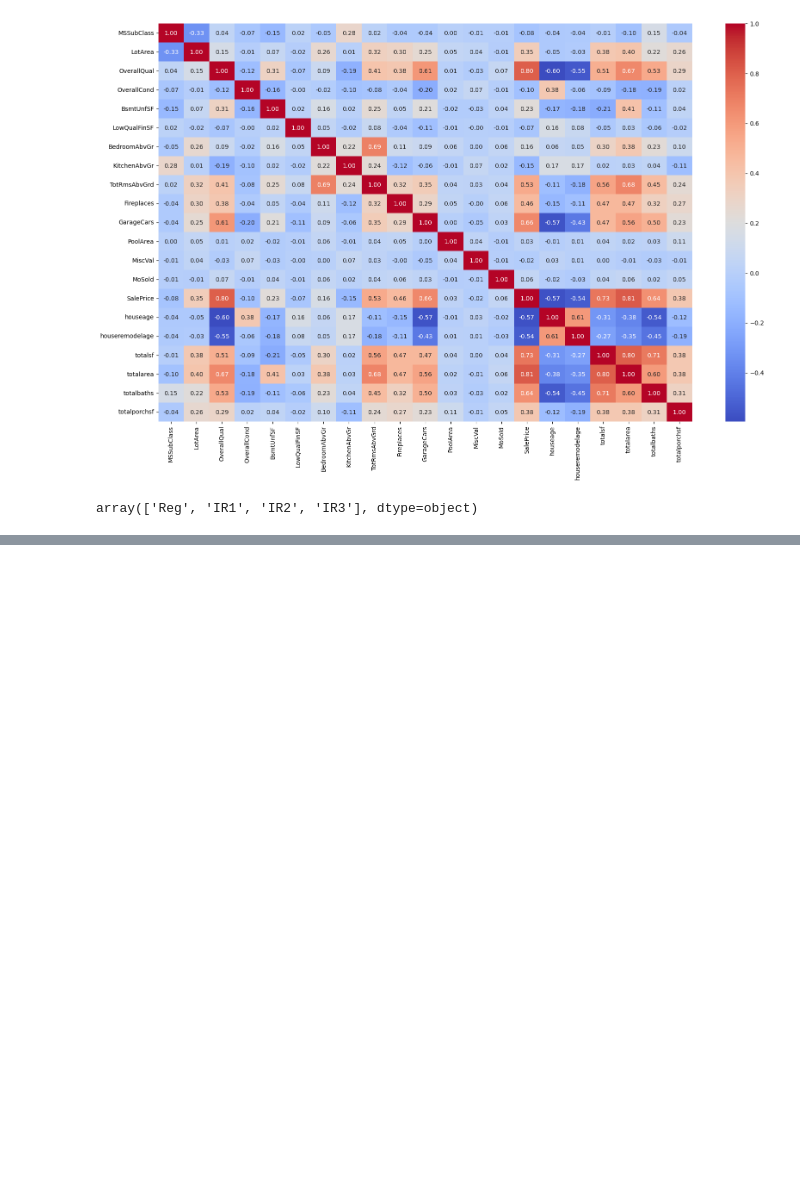
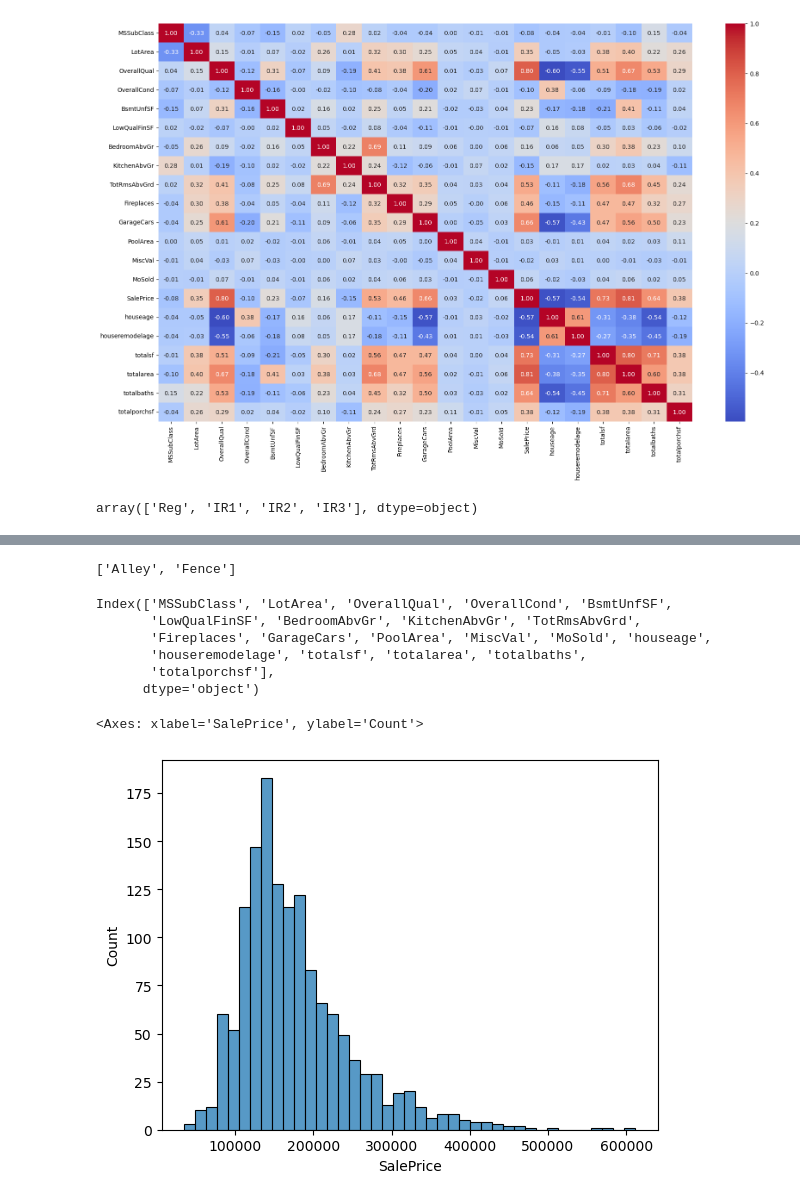
Before and after one commit to mjedrzejowski2/House_predict, a Jupyter notebook: House_price_project.ipynb, the cells around one changed output, grey strips where cells are left out. Saved outputs shown, nothing was run; the diff lists cells and outputs as text; code cells hidden in the pictures; blank space fills up the shorter version.

```diff
--- a/House_price_project.ipynb
+++ b/House_price_project.ipynb
@@ -998,0 +1027,25 @@ array(['Reg', 'IR1', 'IR2', 'IR3'], dtype=object)
+# %%
+not_in = [x for x in train_df.dtypes[train_df.dtypes == 'object'].index if x not in ode_cols and x not in ohe_cols]
+not_in
+#to drop alley and fence
+# %% [output]
+['Alley', 'Fence']
+# %%
+train_df, test_df = train_df.drop(columns=['Alley', 'Fence'], axis=1), test_df.drop(columns=['Alley', 'Fence'])
+# %%
+#non
+num_cols = train_df.select_dtypes(include=['int64', 'float64']).columns
+num_cols = num_cols.drop('SalePrice')
+num_cols
+# %% [output]
+Index(['MSSubClass', 'LotArea', 'OverallQual', 'OverallCond', 'BsmtUnfSF',
+       'LowQualFinSF', 'BedroomAbvGr', 'KitchenAbvGr', 'TotRmsAbvGrd',
+       'Fireplaces', 'GarageCars', 'PoolArea', 'MiscVal', 'MoSold', 'houseage',
+       'houseremodelage', 'totalsf', 'totalarea', 'totalbaths',
+       'totalporchsf'],
+      dtype='object')
+# %%
+sns.histplot(train_df, x=train_df['SalePrice'])
+# %% [output]
+<Axes: xlabel='SalePrice', ylabel='Count'>
+[figure, added]
```
Also changed, not shown: parts of 24 cells of this notebook.
